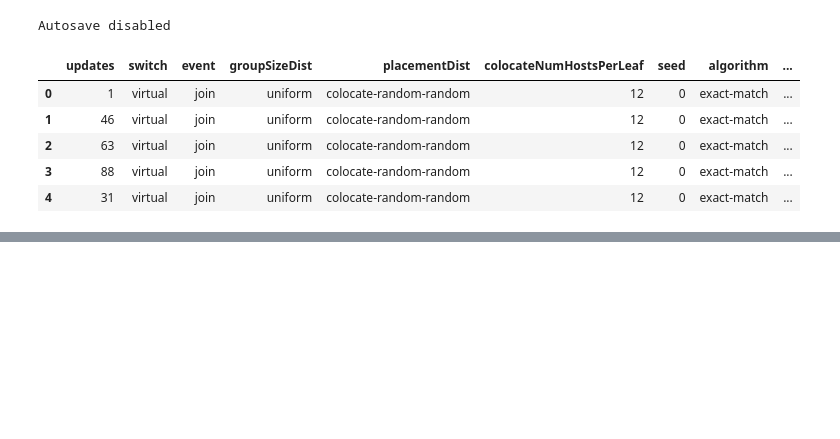
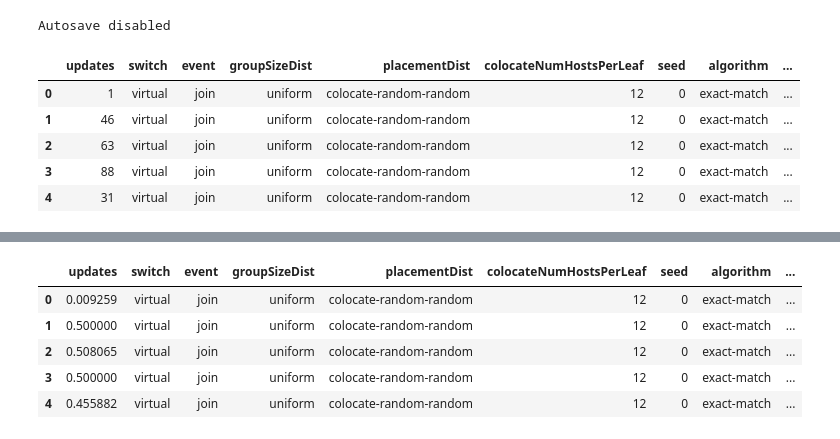
Before and after one commit to Elmo-MCast/numerical-evals, a Jupyter notebook: notebooks/12-4-2017/baseerat-100K-random-dynamic.ipynb, the cells around one changed output, grey strips where cells are left out. Cells and saved outputs as stored; diff of their text form; code cells hidden in the pictures; blank space fills up the shorter version.

```diff
--- a/notebooks/12-4-2017/baseerat-100K-random-dynamic.ipynb
+++ b/notebooks/12-4-2017/baseerat-100K-random-dynamic.ipynb
@@ -93,0 +94,13 @@ ggplot(switch_event_types_to_update_count) +
+# %%
+switch_event_types_to_update_count_normalized = DataSetAsDataFrame('switch_event_types_to_update_count_normalized.csv',
+                                                                   folders, ['updates', 'switch', 'event'],
+                                                                   header=0)
+# %%
+switch_event_types_to_update_count_normalized.head()
+# %% [output]
+|  | updates | switch | event | groupSizeDist | placementDist | colocateNumHostsPerLeaf | seed | algorithm | ... |
+| 0 | 0.009259 | virtual | join | uniform | colocate-random-random | 12 | 0 | exact-match | ... |
+| 1 | 0.500000 | virtual | join | uniform | colocate-random-random | 12 | 0 | exact-match | ... |
+| 2 | 0.508065 | virtual | join | uniform | colocate-random-random | 12 | 0 | exact-match | ... |
+| 3 | 0.500000 | virtual | join | uniform | colocate-random-random | 12 | 0 | exact-match | ... |
+| 4 | 0.455882 | virtual | join | uniform | colocate-random-random | 12 | 0 | exact-match | ... |
```
Also changed, not shown: parts of 5 cells of this notebook, 1 other file.
